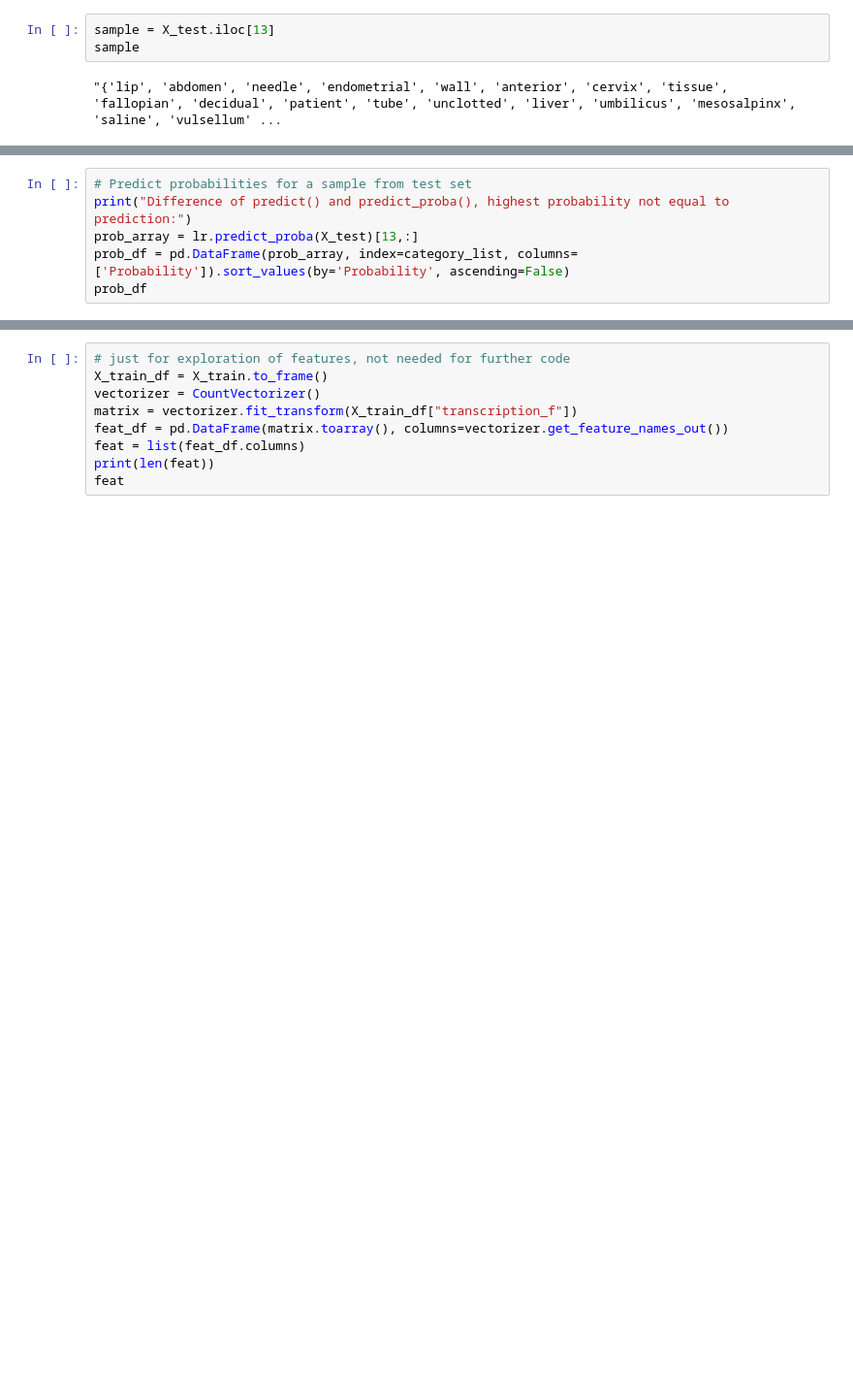
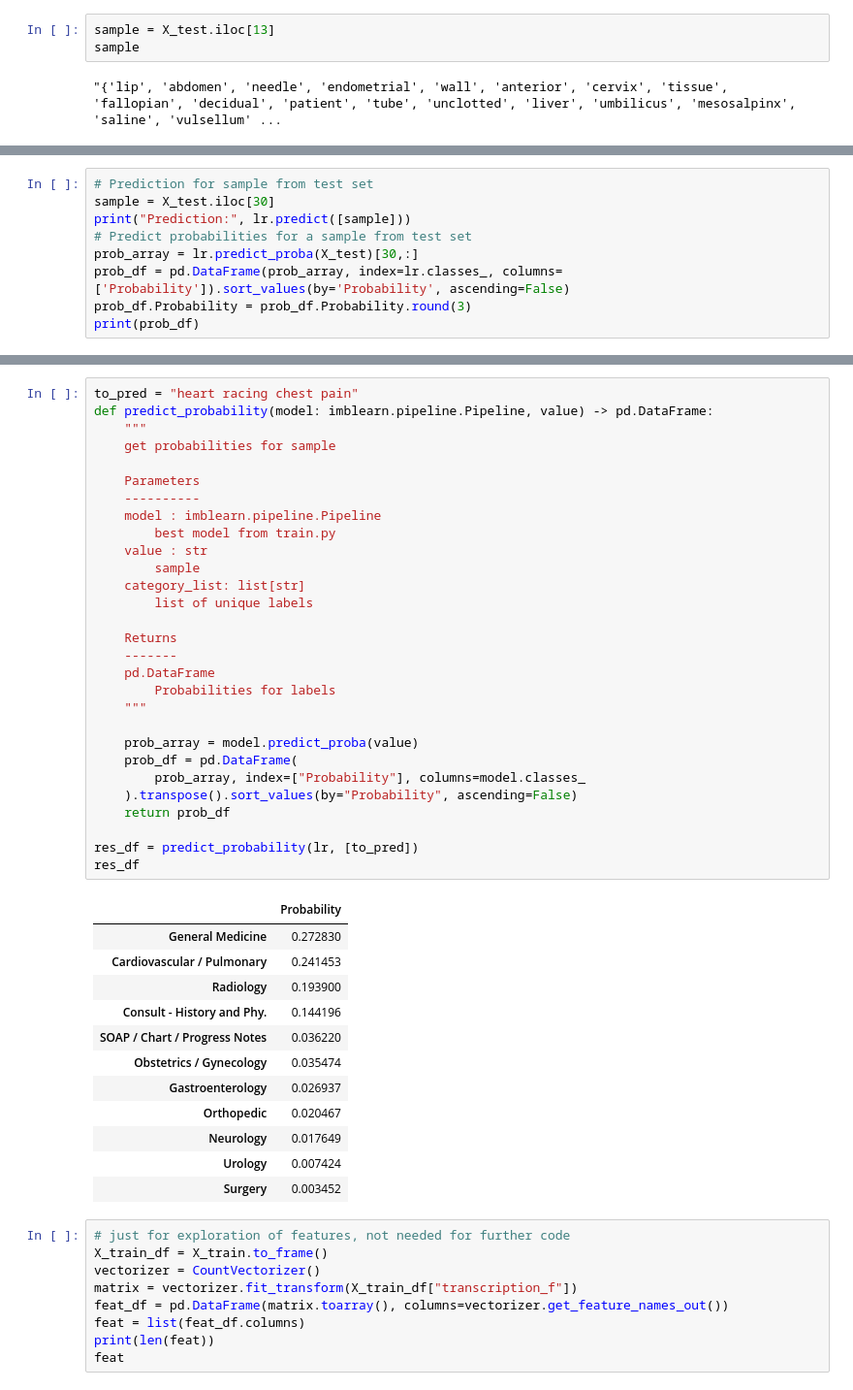
Before and after one commit to Tara-Sophia/NLP_Masterthesis, a Jupyter notebook: notebooks/04-hp-lr-pipeline-lime.ipynb, the cells around one changed output, grey strips where cells are left out. Shown at 97% size. Cells and saved outputs as stored; diff of their text form; blank space fills up the shorter version.

```diff
--- a/notebooks/04-hp-lr-pipeline-lime.ipynb
+++ b/notebooks/04-hp-lr-pipeline-lime.ipynb
@@ -236,7 +200,10 @@ sample
 # %%
+# Prediction for sample from test set
+sample = X_test.iloc[30]
+print("Prediction:", lr.predict([sample]))
 # Predict probabilities for a sample from test set
-print("Difference of predict() and predict_proba(), highest probability not equal to prediction:")
-prob_array = lr.predict_proba(X_test)[13,:]
-prob_df = pd.DataFrame(prob_array, index=category_list, columns=['Probability']).sort_values(by='Probability', ascending=False)
-prob_df
+prob_array = lr.predict_proba(X_test)[30,:]
+prob_df = pd.DataFrame(prob_array, index=lr.classes_, columns=['Probability']).sort_values(by='Probability', ascending=False)
+prob_df.Probability = prob_df.Probability.round(3)
+print(prob_df)
 # %% [output]
@@ -256,3 +223,45 @@ Difference of predict() and predict_proba(), highest probability not equal to pr
+# %%
+to_pred = "heart racing chest pain"
+def predict_probability(model: imblearn.pipeline.Pipeline, value) -> pd.DataFrame:
+    """
+    get probabilities for sample
+
+    Parameters
+    ----------
+    model : imblearn.pipeline.Pipeline
+        best model from train.py
+    value : str
+        sample
+    category_list: list[str]
+        list of unique labels
+
+    Returns
+    -------
+    pd.DataFrame
+        Probabilities for labels
+    """
+
+    prob_array = model.predict_proba(value)
+    prob_df = pd.DataFrame(
+        prob_array, index=["Probability"], columns=model.classes_
+    ).transpose().sort_values(by="Probability", ascending=False)
+    return prob_df
+
+res_df = predict_probability(lr, [to_pred])
+res_df
+# %% [output]
+|  | Probability |
+| General Medicine | 0.272830 |
+| Cardiovascular / Pulmonary | 0.241453 |
+| Radiology | 0.193900 |
+| Consult - History and Phy. | 0.144196 |
+| SOAP / Chart / Progress Notes | 0.036220 |
+| Obstetrics / Gynecology | 0.035474 |
+| Gastroenterology | 0.026937 |
+| Orthopedic | 0.020467 |
+| Neurology | 0.017649 |
+| Urology | 0.007424 |
+| Surgery | 0.003452 |
 # %%
 # just for exploration of features, not needed for further code
 X_train_df = X_train.to_frame()
```
Also changed, not shown: parts of 7 cells of this notebook, 4 other files.
